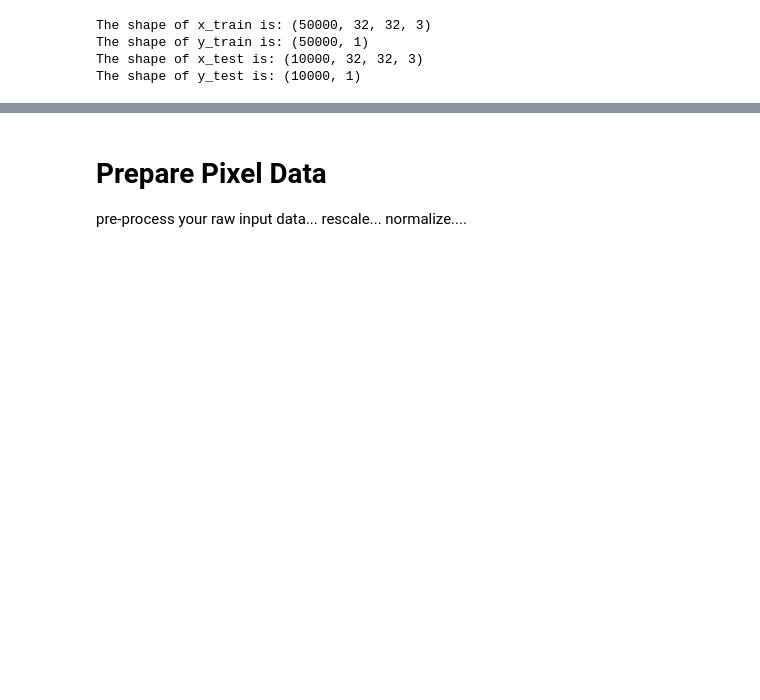
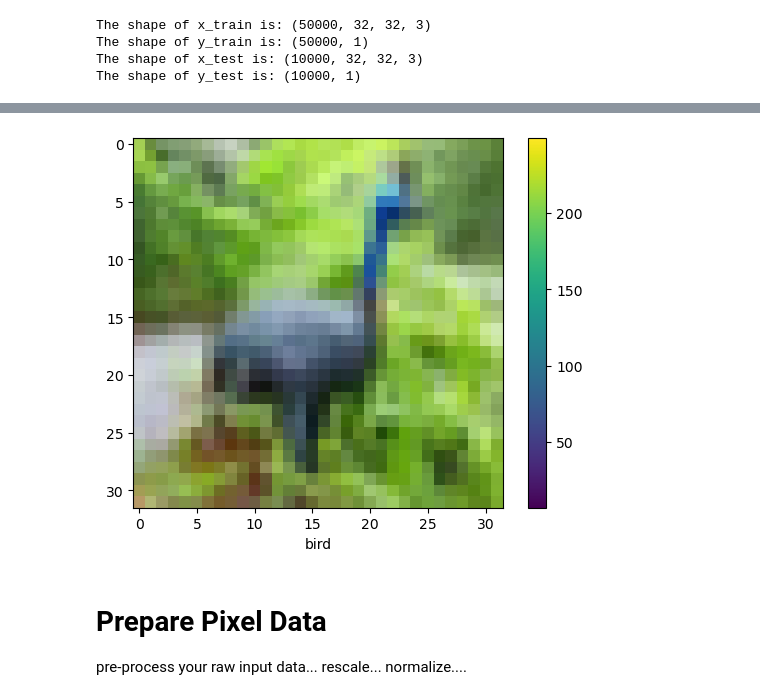
Before and after one commit to yannick1203/AIS_Group2, a Jupyter notebook: Assignment2/Code/PartB/Assignment2_PART_B.ipynb, the cells around one changed output, grey strips where cells are left out. Saved outputs shown, nothing was run; the diff lists cells and outputs as text; code cells hidden in the pictures; blank space fills up the shorter version.

```diff
--- a/Assignment2/Code/PartB/Assignment2_PART_B.ipynb
+++ b/Assignment2/Code/PartB/Assignment2_PART_B.ipynb
@@ -166,3 +169,13 @@ for i in np.arange(0, W_grid * L_grid): # create evenly spaces variables
+# %%
+index = 6
+plt.figure()
+plt.imshow(x_train[index])
+plt.colorbar()
+plt.grid(False)
+plt.xlabel(class_name[y_train[index]])
+plt.show()
+# %% [output]
+[figure, added]
 # %% [markdown]
 # Prepare Pixel Data
 
```
Also changed, not shown: parts of 20 cells of this notebook, 10 other files.
